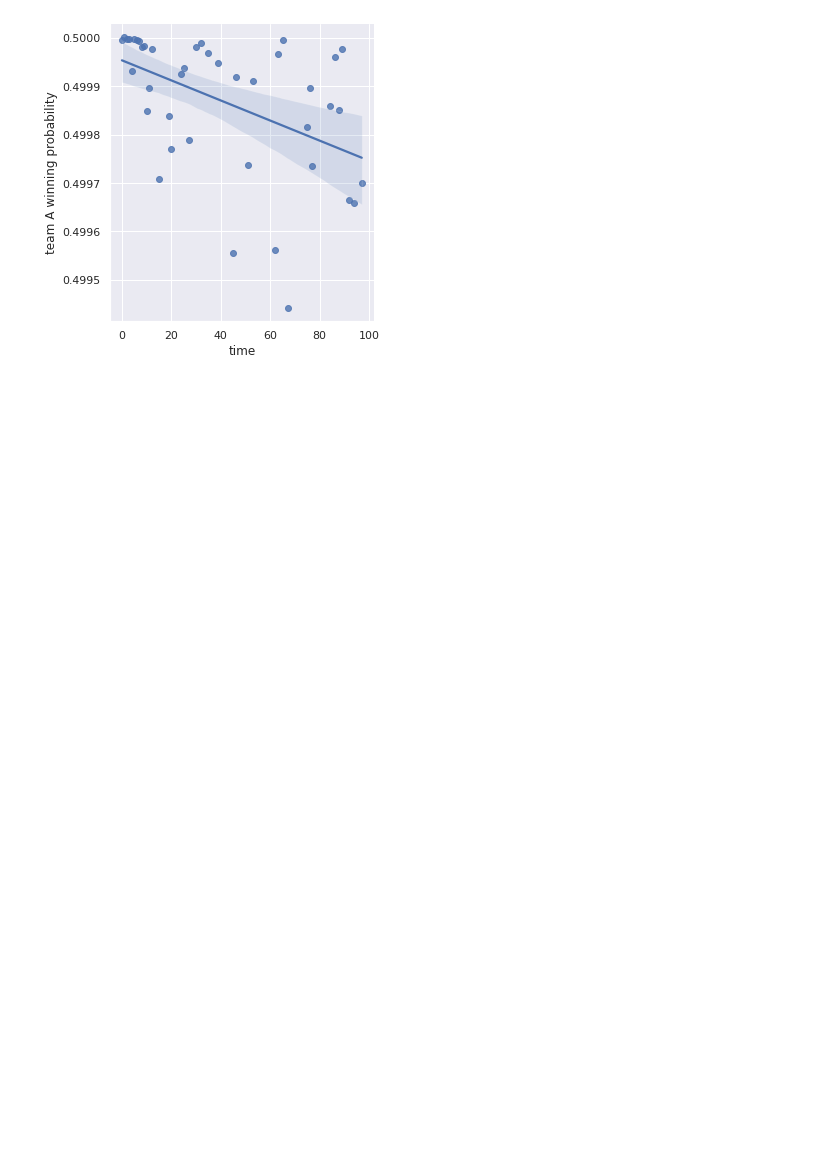
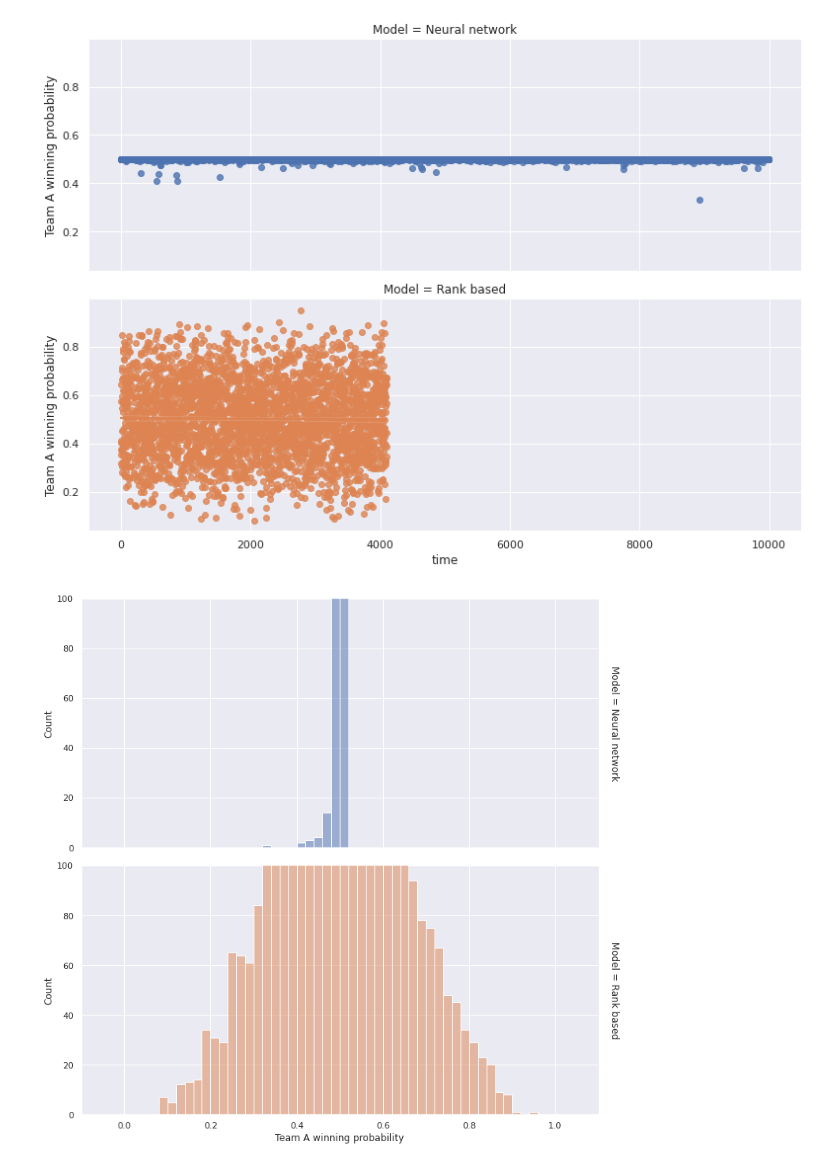
Before and after one commit to Breta01/match-making, a Jupyter notebook: visualisation.ipynb, the cells around one changed output. Drawn from its saved outputs; the diff is of its cells as text; code cells hidden in the pictures; blank space fills up the shorter version.

```diff
--- a/visualisation.ipynb
+++ b/visualisation.ipynb
@@ -26,14 +70,47 @@ sns.displot(
-# %%
-x = [(t, s[0]) for t, s in enumerate(stats) if s is not None]
-df = {
-    "time": [i[0] for i in x],
-    "team A winning probability": [i[1] for i in x]
-}
-df = pd.DataFrame(df)
-g = sns.lmplot(
-    data=df,
-    x="time", y="team A winning probability",
-)
-# %% [output]
-[figure, removed]
+# %%
+df = {
+    "time": [],
+    "Team A winning probability": [],
+    "Model": []
+}
+
+m = {
+    "dummy": "Rank based",
+    "model": "Neural network"
+}
+
+for mode in modes:
+    stats = stats_m[mode]
+    x = np.array([[t, s["sigmoid"], m[mode]] for t, s in enumerate(stats) if s is not None], dtype=object)
+    df["time"].extend(x[:, 0].tolist())
+    df["Team A winning probability"].extend(x[:, 1].tolist())
+    df["Model"].extend(x[:, 2].tolist())
+
+df = pd.DataFrame(df)
+
+
+g = sns.lmplot(
+    data=df,
+    row="Model",
+    hue="Model",
+
+    x="time", y="Team A winning probability",
+    height=4, aspect=11/4,
+    # facet_kws=dict(ylim=(0.499, 0.5001))
+)
+
+plot = sns.displot(
+    df, x="Team A winning probability", facet_kws=dict(margin_titles=True, xlim=(-0.1, 1.1), ylim=(0, 100)),
+    bins=[i / 50 for i in range(51)],
+    height=5, aspect=11/5,
+    row="Model",
+    hue="Model",
+)
+plot._legend.remove()
+
+fig = plot.fig
+fig.savefig("prob_histogram.png")
+# %% [output]
+[figure, added]
+[figure, added]
 # %%
```
Also changed, not shown: parts of 5 cells of this notebook, 6 other files.
